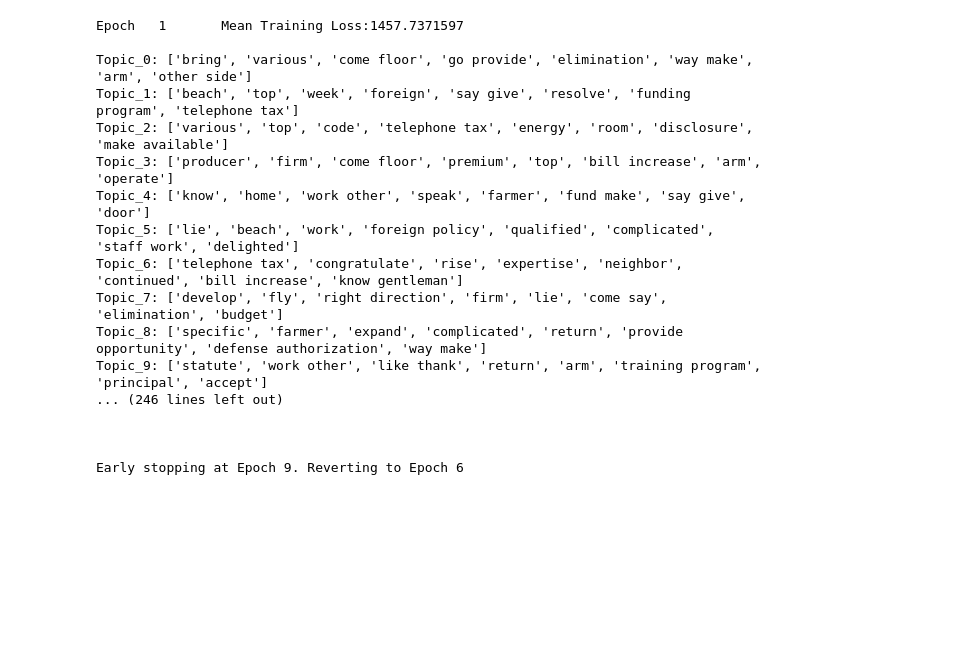
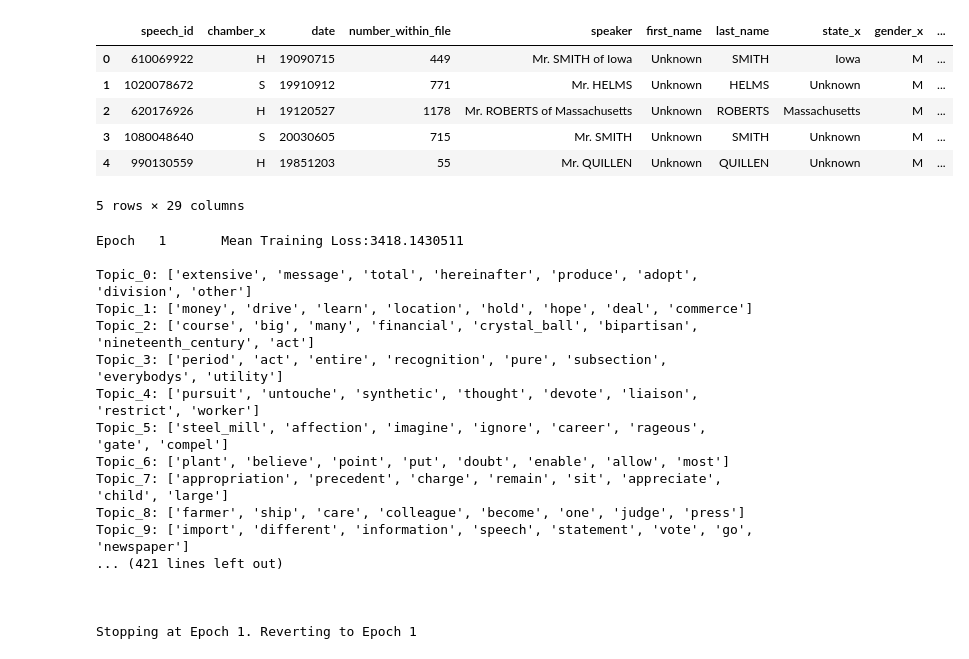
Before and after one commit to benjamin-kohler/generalized_topic_model, a Jupyter notebook: notebooks/1_gtm_basic_usage.ipynb, the cells around one changed output. Saved outputs shown, nothing was run; the diff lists cells and outputs as text; code cells hidden in the pictures; blank space fills up the shorter version.

```diff
--- a/notebooks/1_gtm_basic_usage.ipynb
+++ b/notebooks/1_gtm_basic_usage.ipynb
@@ -1,9 +1,15 @@
 # %%
 import pandas as pd
-df = pd.read_csv('../data/us_congressional_record/us_congress_speeches_processed.csv', nrows = 1000)
-df.dropna(subset=['doc_clean'], inplace=True)
-df['word_count'] = df['doc_clean'].apply(lambda x: len(x.split()))
-df = df[df["word_count"] > 30]
+df = pd.read_csv('../data/us_congressional_record/us_congress_speeches_sample_1000.csv')
+df.head()
+# %% [output]
+|  | speech_id | chamber_x | date | number_within_file | speaker | first_name | last_name | state_x | gender_x | ... |
+| 0 | 610069922 | H | 19090715 | 449 | Mr. SMITH of Iowa | Unknown | SMITH | Iowa | M | ... |
+| 1 | 1020078672 | S | 19910912 | 771 | Mr. HELMS | Unknown | HELMS | Unknown | M | ... |
+| 2 | 620176926 | H | 19120527 | 1178 | Mr. ROBERTS of Massachusetts | Unknown | ROBERTS | Massachusetts | M | ... |
+| 3 | 1080048640 | S | 20030605 | 715 | Mr. SMITH | Unknown | SMITH | Unknown | M | ... |
+| 4 | 990130559 | H | 19851203 | 55 | Mr. QUILLEN | Unknown | QUILLEN | Unknown | M | ... |
+5 rows × 29 columns
 # %%
 import sys
 sys.path.append('../gtm/')
@@ -21,26 +31,25 @@ train_dataset = GTMCorpus(
 tm = GTM(
     train_dataset,
     n_topics=20,
-    doc_topic_prior='logistic_normal',
     update_prior=True,
-    decoder_hidden_layers=[],
-    patience = 3
+    dropout=0.2,
+    w_prior=None
 )
 # %% [output]
-Epoch   1       Mean Training Loss:1457.7371597
+Epoch   1       Mean Training Loss:3418.1430511
 
-Topic_0: ['bring', 'various', 'come floor', 'go provide', 'elimination', 'way make', 'arm', 'other side']
-Topic_1: ['beach', 'top', 'week', 'foreign', 'say give', 'resolve', 'funding program', 'telephone tax']
-Topic_2: ['various', 'top', 'code', 'telephone tax', 'energy', 'room', 'disclosure', 'make available']
-Topic_3: ['producer', 'firm', 'come floor', 'premium', 'top', 'bill increase', 'arm', 'operate']
-Topic_4: ['know', 'home', 'work other', 'speak', 'farmer', 'fund make', 'say give', 'door']
-Topic_5: ['lie', 'beach', 'work', 'foreign policy', 'qualified', 'complicated', 'staff work', 'delighted']
-Topic_6: ['telephone tax', 'congratulate', 'rise', 'expertise', 'neighbor', 'continued', 'bill increase', 'know gentleman']
-Topic_7: ['develop', 'fly', 'right direction', 'firm', 'lie', 'come say', 'elimination', 'budget']
-Topic_8: ['specific', 'farmer', 'expand', 'complicated', 'return', 'provide opportunity', 'defense authorization', 'way make']
-Topic_9: ['statute', 'work other', 'like thank', 'return', 'arm', 'training program', 'principal', 'accept']
-... (246 lines left out)
+Topic_0: ['extensive', 'message', 'total', 'hereinafter', 'produce', 'adopt', 'division', 'other']
+Topic_1: ['money', 'drive', 'learn', 'location', 'hold', 'hope', 'deal', 'commerce']
+Topic_2: ['course', 'big', 'many', 'financial', 'crystal_ball', 'bipartisan', 'nineteenth_century', 'act']
+Topic_3: ['period', 'act', 'entire', 'recognition', 'pure', 'subsection', 'everybodys', 'utility']
+Topic_4: ['pursuit', 'untouche', 'synthetic', 'thought', 'devote', 'liaison', 'restrict', 'worker']
+Topic_5: ['steel_mill', 'affection', 'imagine', 'ignore', 'career', 'rageous', 'gate', 'compel']
+Topic_6: ['plant', 'believe', 'point', 'put', 'doubt', 'enable', 'allow', 'most']
+Topic_7: ['appropriation', 'precedent', 'charge', 'remain', 'sit', 'appreciate', 'child', 'large']
+Topic_8: ['farmer', 'ship', 'care', 'colleague', 'become', 'one', 'judge', 'press']
+Topic_9: ['import', 'different', 'information', 'speech', 'statement', 'vote', 'go', 'newspaper']
+... (421 lines left out)
 
 
 
-Early stopping at Epoch 9. Reverting to Epoch 6
+Stopping at Epoch 1. Reverting to Epoch 1
```
Also changed, not shown: parts of 2 cells of this notebook, 19 other files.
